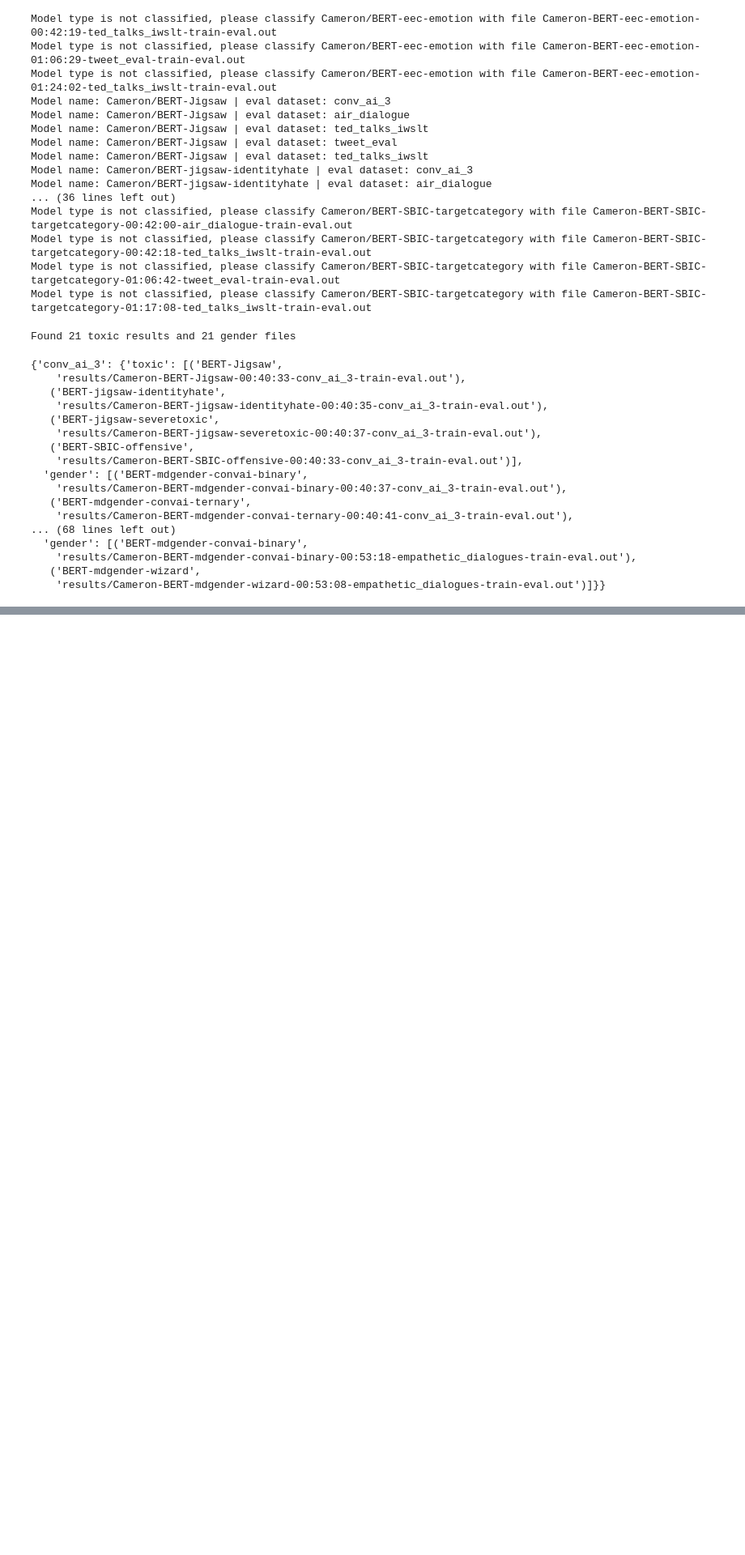
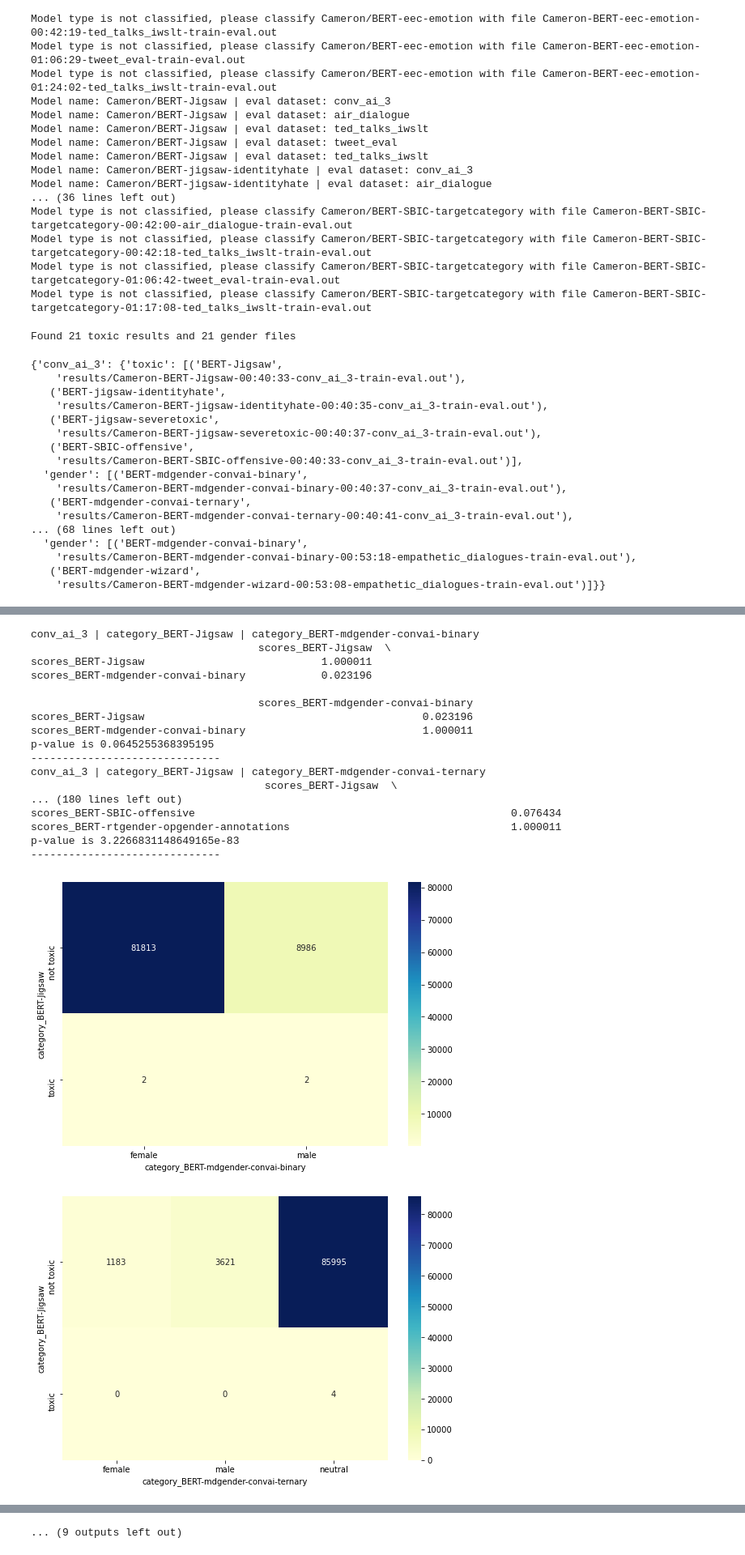
Before and after one commit to peixian/nlu-s2021-final-project, a Jupyter notebook: all_model_analysis.ipynb, the cells around one changed output, grey strips where cells are left out. Shown at 81% size. Cells and saved outputs as stored; diff of their text form; code cells hidden in the pictures; blank space fills up the shorter version.

Commit message:
add initial conv_ai results

```diff
--- a/all_model_analysis.ipynb
+++ b/all_model_analysis.ipynb
@@ -266,4 +265,25 @@ def scale_and_generate(ct, dataset_name):
 
     print("------------------------------")
 # %%
-scale_and_generate(ct[0], "conv_ai_3")
+# for ct in crosstabs[0]:
+#     scale_and_generate(ct, "conv_ai_3")
+# %% [output]
+conv_ai_3 | category_BERT-Jigsaw | category_BERT-mdgender-convai-binary
+                                    scores_BERT-Jigsaw  \
+scores_BERT-Jigsaw                            1.000011
+scores_BERT-mdgender-convai-binary            0.023196
+
+                                    scores_BERT-mdgender-convai-binary
+scores_BERT-Jigsaw                                            0.023196
+scores_BERT-mdgender-convai-binary                            1.000011
+p-value is 0.0645255368395195
+------------------------------
+conv_ai_3 | category_BERT-Jigsaw | category_BERT-mdgender-convai-ternary
+                                     scores_BERT-Jigsaw  \
+... (180 lines left out)
+scores_BERT-SBIC-offensive                                                  0.076434
+scores_BERT-rtgender-opgender-annotations                                   1.000011
+p-value is 3.2266831148649165e-83
+------------------------------
+[figure, added]
+[figure, added]
@@ -270,3 +299,4 @@ scale_and_generate(ct[0], "conv_ai_3")
+... (9 outputs left out)
 # %%
 # uncomment and change below to load a pickle and use that for analysis!
 # crosstabs = pickle.load(open("####-pickle.p"))
```
Also changed, not shown: parts of 3 cells of this notebook.
